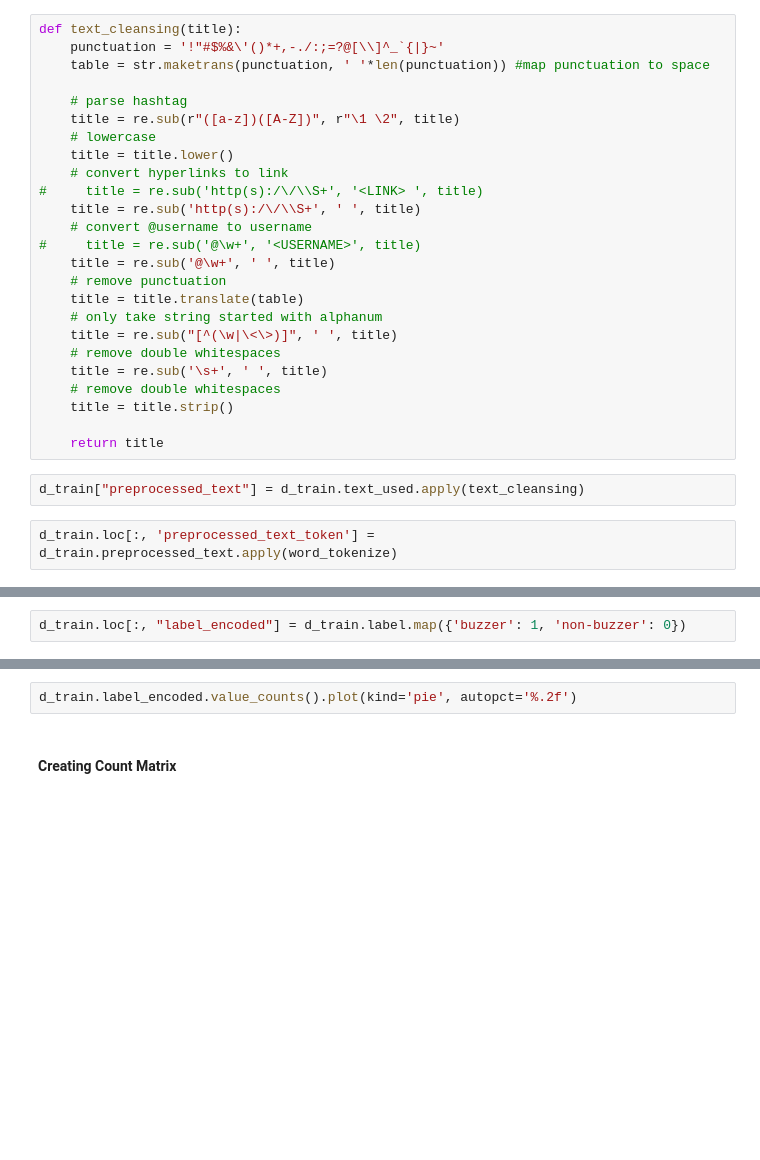
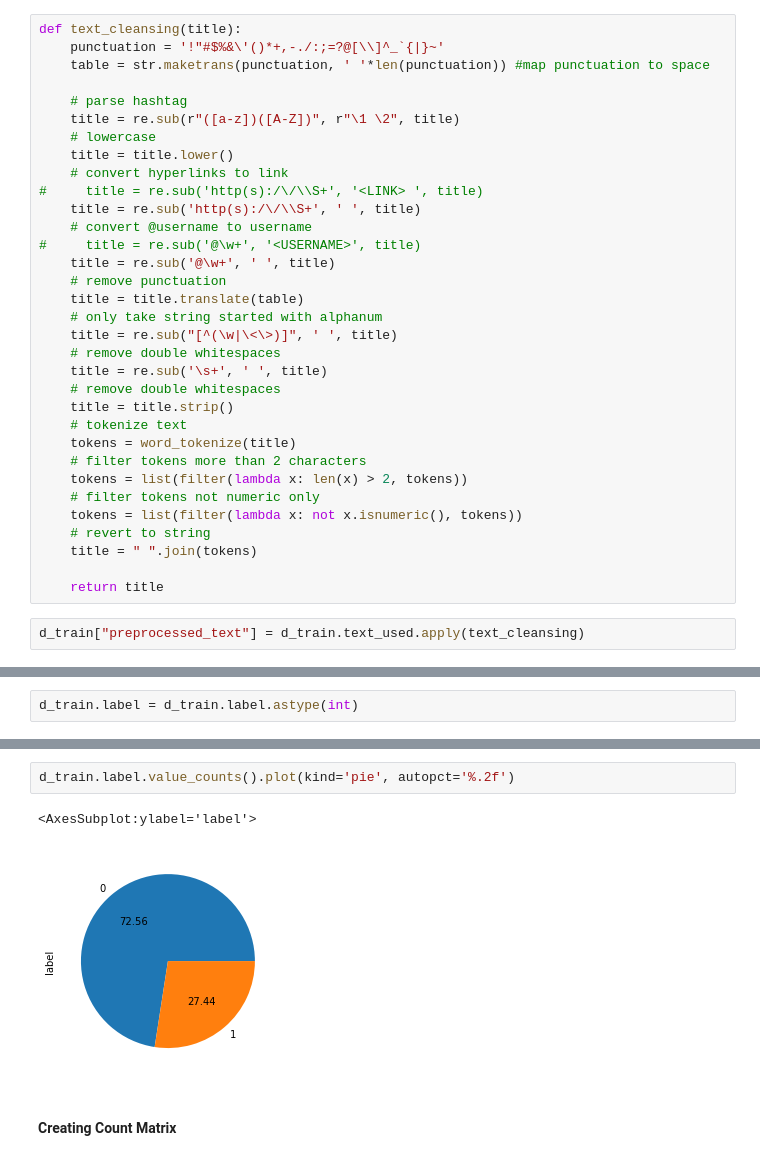
Before and after one commit to jakartaresearch/adi-buzzer, a Jupyter notebook: notebook/40_buzzer_classifier.ipynb, the cells around one changed output, grey strips where cells are left out. Cells and saved outputs as stored; diff of their text form; blank space fills up the shorter version.

```diff
--- a/notebook/40_buzzer_classifier.ipynb
+++ b/notebook/40_buzzer_classifier.ipynb
@@ -141,11 +200,17 @@ def text_cleansing(title):
     title = re.sub('\s+', ' ', title)
     # remove double whitespaces
     title = title.strip()
+    # tokenize text
+    tokens = word_tokenize(title)
+    # filter tokens more than 2 characters
+    tokens = list(filter(lambda x: len(x) > 2, tokens))
+    # filter tokens not numeric only
+    tokens = list(filter(lambda x: not x.isnumeric(), tokens))
+    # revert to string
+    title = " ".join(tokens)
 
     return title
 # %%
 d_train["preprocessed_text"] = d_train.text_used.apply(text_cleansing)
-# %%
-d_train.loc[:, 'preprocessed_text_token'] = d_train.preprocessed_text.apply(word_tokenize)
 # %%
 d_train
@@ -174,4 +231,4 @@ d_train
-# %%
-d_train.loc[:, "label_encoded"] = d_train.label.map({'buzzer': 1, 'non-buzzer': 0})
+# %%
+d_train.label = d_train.label.astype(int)
 # %%
 d_train.label.value_counts()
@@ -178,5 +239,8 @@ d_train.label.value_counts()
 # %%
-d_train.label_encoded.value_counts().plot(kind='pie', autopct='%.2f')
+d_train.label.value_counts().plot(kind='pie', autopct='%.2f')
+# %% [output]
+<AxesSubplot:ylabel='label'>
+[figure, added]
 # %% [markdown]
 #### Creating Count Matrix
 # %%
```
Also changed, not shown: parts of 55 cells of this notebook, 2 other files.
